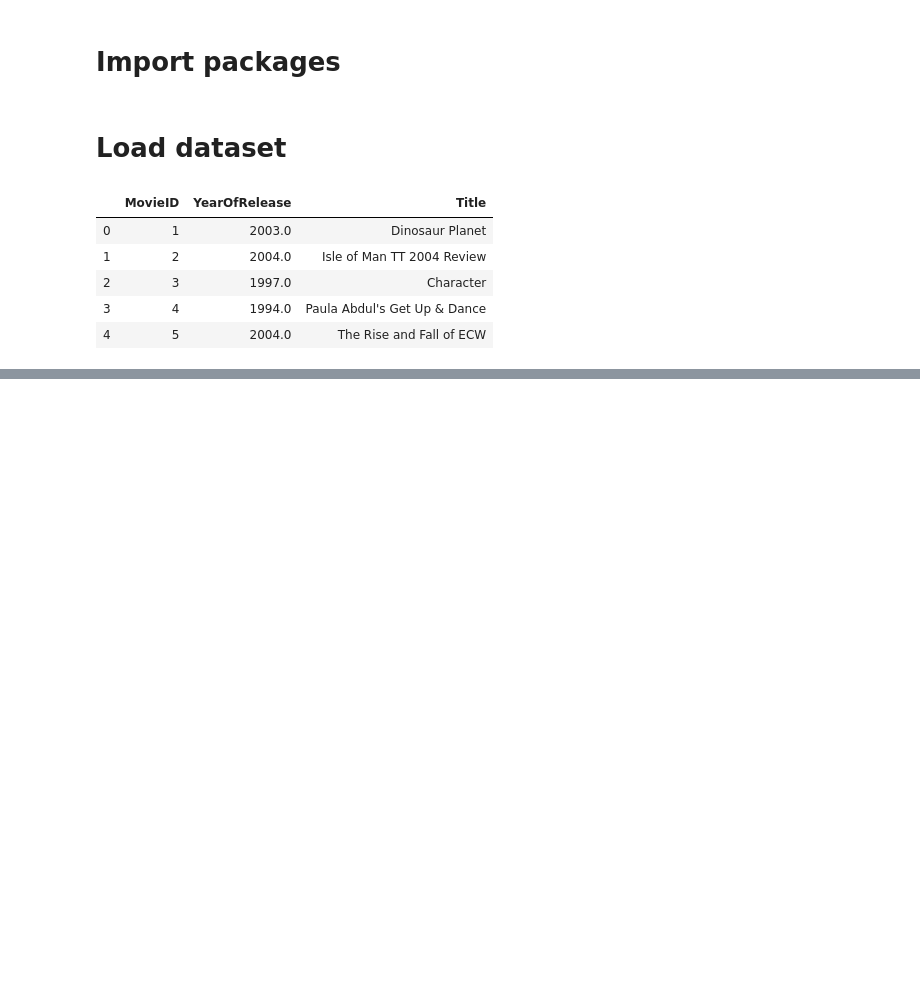
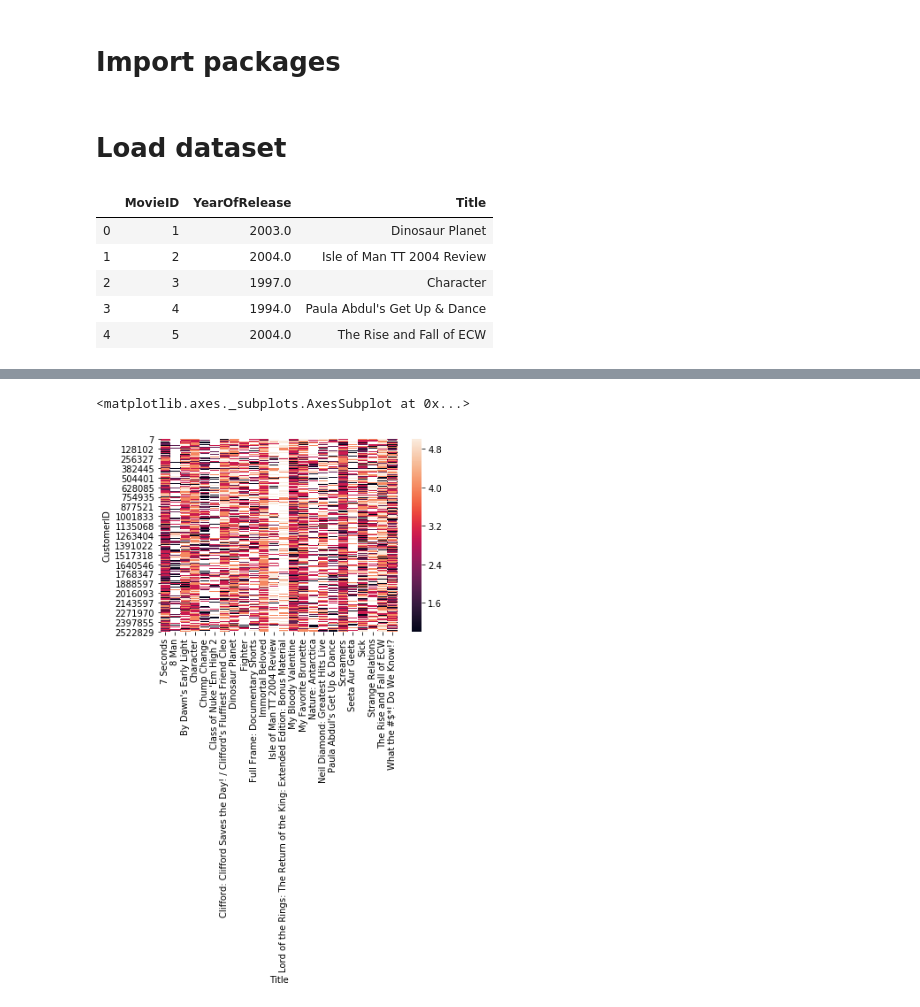
Before and after one commit to torsteml/MALIS_Project_Code, a Jupyter notebook: ProjectNotebook.ipynb, the cells around one changed output, grey strips where cells are left out. Cells and saved outputs as stored; diff of their text form; code cells hidden in the pictures; blank space fills up the shorter version.

Commit message:
Continued work on data preparation

```diff
--- a/ProjectNotebook.ipynb
+++ b/ProjectNotebook.ipynb
@@ -35,9 +36,11 @@ def getRatingsPathFromMovieID(id):
         return -1
 # %%
 movie_rankings = list()
-for i in range(1,len(movies_dataframe.index)+1):
+#for i in range(1,len(movies_dataframe.index)+1):
+for i in range(1,25):
     path = getRatingsPathFromMovieID(i)
     try:
         movie_rankings.append(pd.read_csv(path, skiprows=[0], header=None))
+        movie_rankings[i-1].columns = ['CustomerID', 'Rating', 'Date']
     except:
         print('Could not read txt file: ', path)
@@ -47,0 +61,13 @@ for i in range(1,len(movies_dataframe.index)+1):
+# %%
+#Create a dataframe on the form CustomerID,MovieID,Rating,Date
+user_movies = pd.DataFrame(columns=['CustomerID', 'MovieID', 'Rating', 'Date'])
+
+for i in range(len(movie_rankings)):
+    movieID = movies_dataframe.at[i,'MovieID']
+    for j in range(len(movie_rankings[i])):
+        customerID = movie_rankings[i].at[j,'CustomerID']
+        rating = movie_rankings[i].at[j,'Rating']
+        date = movie_rankings[i].at[j,'Date']
+        #print('CustomerID: ', customerID, ' MovieID: ', movieID, ' Rating: ', rating, ' Date: ', date)
+        user_movies = user_movies.append({'CustomerID':customerID, 'MovieID':movieID, 'Rating':rating, 'Date':date} , ignore_index=True)
+user_movies
@@ -47,0 +130,6 @@ for i in range(1,len(movies_dataframe.index)+1):
+# %%
+single_customer_ratings_with_movies = pd.merge(user_movies, movies_dataframe[['MovieID', 'Title']], on='MovieID' )
+single_customer_ratings_with_movies.Rating = single_user_ratings_with_movies.Rating.astype(int)
+#single_user_ratings_with_movies.head()
+customer_movie_ratings = pd.pivot_table(single_customer_ratings_with_movies, index='CustomerID', columns='Title', values='Rating')
+customer_movie_ratings
@@ -47,0 +151,5 @@ for i in range(1,len(movies_dataframe.index)+1):
+# %%
+sns.heatmap(customer_movie_ratings)
+# %% [output]
+<matplotlib.axes._subplots.AxesSubplot at 0x...>
+[figure, added]
```
Also changed, not shown: parts of 12 cells of this notebook.
